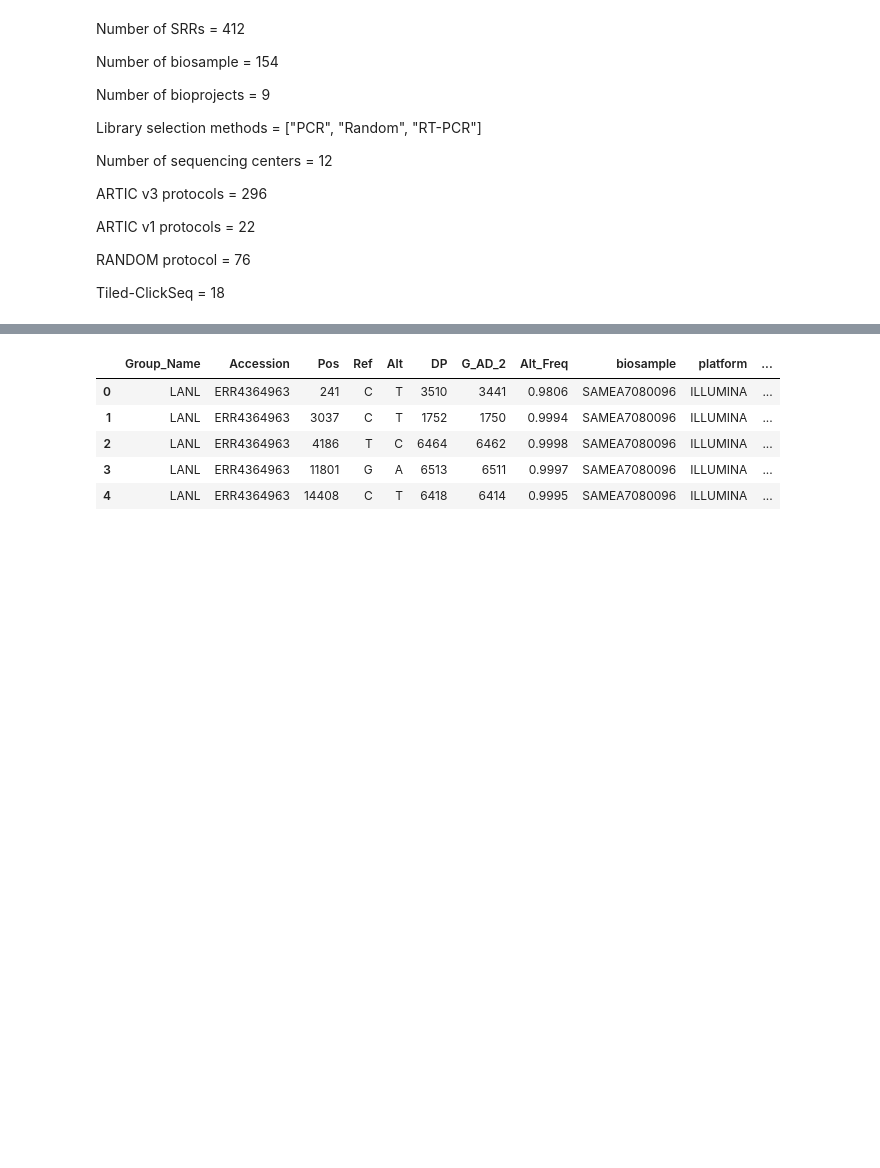
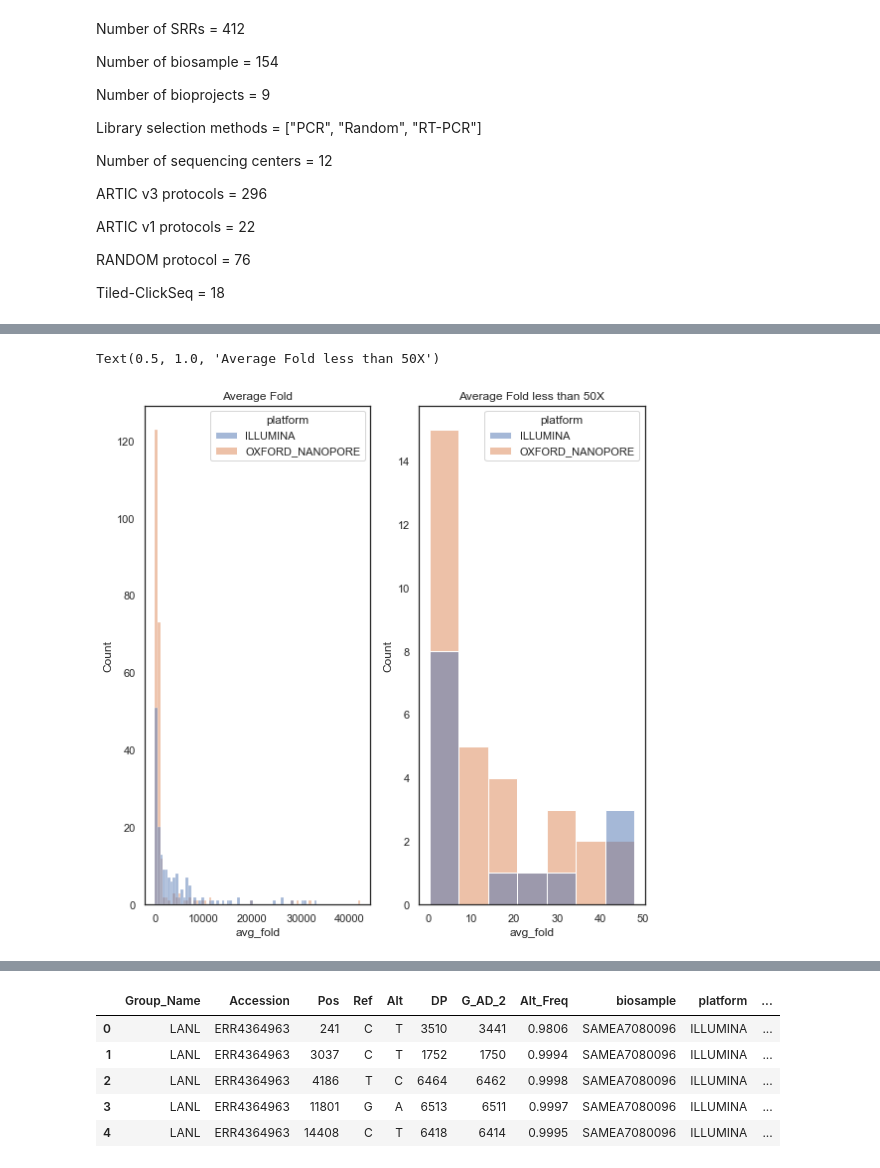
Before and after one commit to elais/ACTIV-TRACE-analysis, a Jupyter notebook: results/contingency_analyses/lanl_sim_anallyses.ipynb, the cells around one changed output, grey strips where cells are left out. Cells and saved outputs as stored; diff of their text form; code cells hidden in the pictures; blank space fills up the shorter version.

```diff
--- a/results/contingency_analyses/lanl_sim_anallyses.ipynb
+++ b/results/contingency_analyses/lanl_sim_anallyses.ipynb
@@ -106,0 +139,10 @@ TypeError: <lambda>() got an unexpected keyword argument 'axis'
+# %%
+plt.subplot(1, 2, 1)
+plt.title('Average Fold')
+sns.histplot(data=cov_metadf, x="avg_fold", hue="platform")
+plt.subplot(1, 2, 2)
+sns.histplot(data=cov_metadf[cov_metadf['avg_fold'] < 50 ], x="avg_fold", hue="platform")
+plt.title('Average Fold less than 50X')
+# %% [output]
+Text(0.5, 1.0, 'Average Fold less than 50X')
+[figure, added]
```
Also changed, not shown: parts of 19 cells of this notebook.
